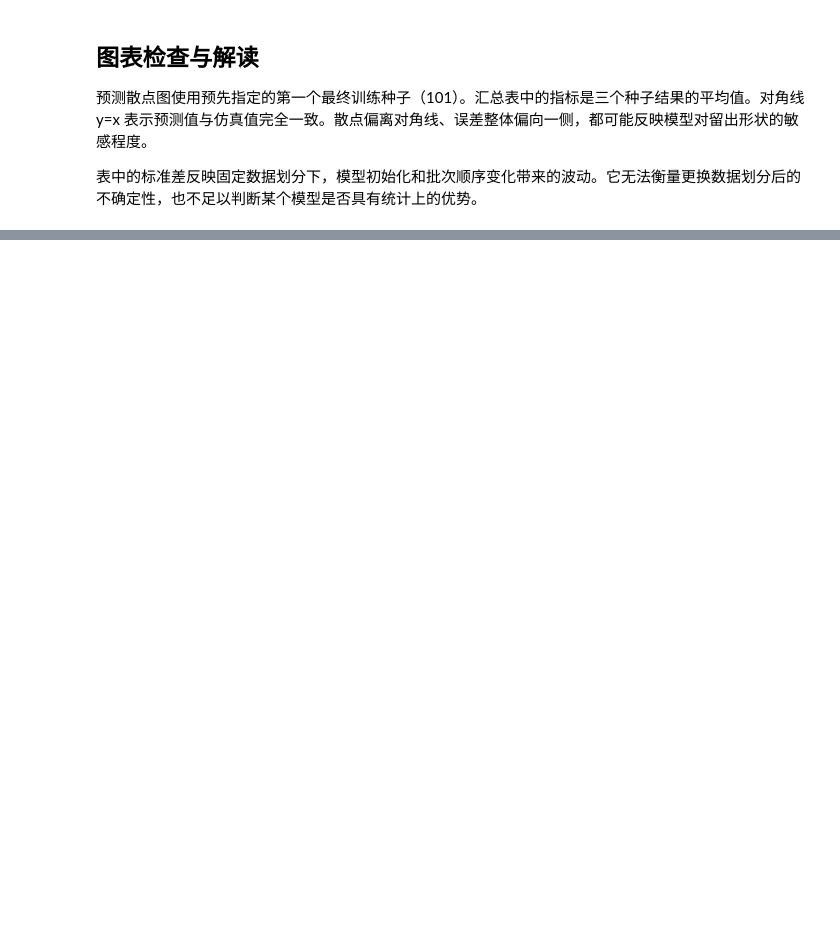
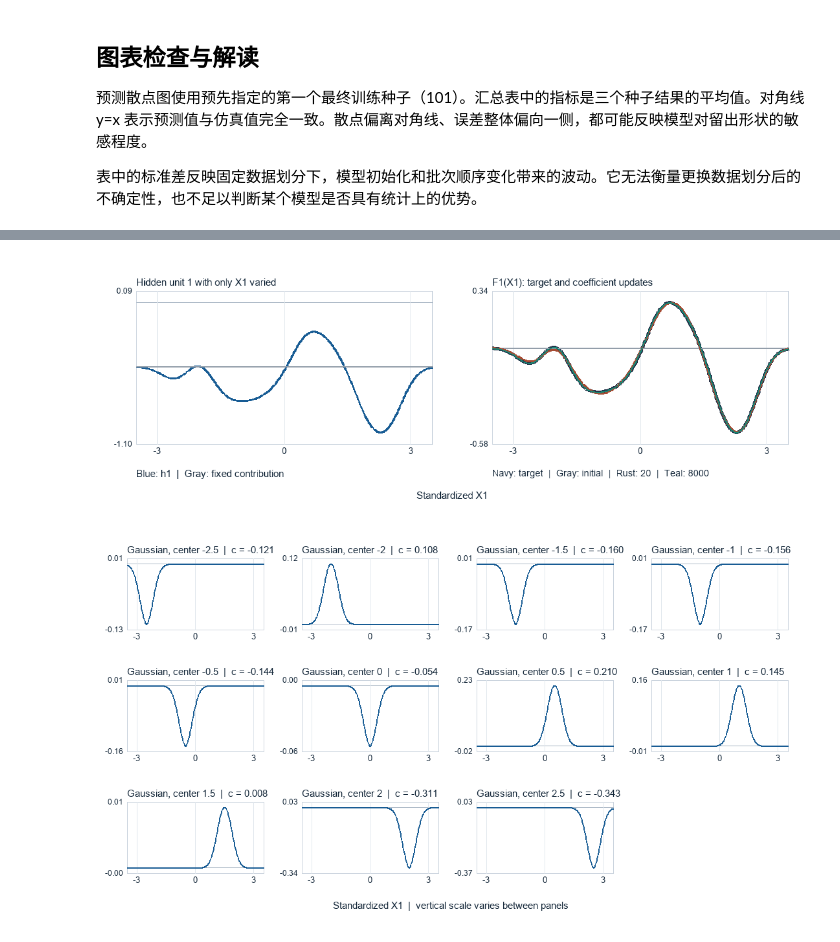
Before and after one commit to wei470/8610-Project, a Jupyter notebook: Energy_KAN.ipynb, the cells around one changed output, grey strips where cells are left out. Saved outputs shown, nothing was run; the diff lists cells and outputs as text; code cells hidden in the pictures; blank space fills up the shorter version.

```diff
--- a/Energy_KAN.ipynb
+++ b/Energy_KAN.ipynb
@@ -472,0 +486,20 @@ validation_plot()
+# %%
+row_inputs = DESIGN["row"][0]
+scan_x1 = np.linspace(-3.5, 3.5, 281)
+scan_inputs = np.repeat(row_inputs[:1].astype(np.float64), len(scan_x1), axis=0)
+scan_inputs[:, 0] = scan_x1
+
+hidden_layer = f1_demo_model.first
+hidden_output = hidden_layer.forward(scan_inputs)[:, 0]
+term_count = len(CENTERS)
+edge_basis = hidden_layer.x[:, :term_count].copy()
+trained_edge_weights = hidden_layer.weights[:term_count, 0].astype(np.float64)
+other_connections = hidden_layer.x[:, term_count:] @ hidden_layer.weights[term_count:, 0]
+fixed_contribution = other_connections + hidden_layer.bias[0]
+np.testing.assert_allclose(fixed_contribution, fixed_contribution[0])
+f1_target = hidden_output - fixed_contribution
+np.testing.assert_allclose(f1_target, edge_basis @ trained_edge_weights, atol=1e-12)
+
+print(f"固定的其他连接与偏置合计：{fixed_contribution[0]:.6f}")
+print(pd.DataFrame({"x1": scan_x1, "h1": hidden_output, "F1(x1)": f1_target})
+      .iloc[::40].round(6).to_string(index=False))
@@ -472,0 +570,57 @@ validation_plot()
+# %%
+def draw_edge_panel(draw, box, lines, title):
+    left, top, right, bottom = box
+    lo = min(0, *(float(np.min(y)) for y, _, _ in lines))
+    hi = max(0, *(float(np.max(y)) for y, _, _ in lines))
+    span = max(hi - lo, 1e-10)
+    lo, hi = lo - 0.09 * span, hi + 0.09 * span
+    def x_px(x):
+        return left + (x - scan_x1[0]) / (scan_x1[-1] - scan_x1[0]) * (right - left)
+    def y_px(y):
+        return bottom - (y - lo) / (hi - lo) * (bottom - top)
+    draw.rectangle(box, outline="#CBD4DE")
+    draw.line((left, y_px(0), right, y_px(0)), fill="#ABB8C6", width=1)
+    for tick in (-3, 0, 3):
+        xp = x_px(tick)
+        draw.line((xp, top, xp, bottom), fill="#E1E7ED", width=1)
+        draw.text((xp, bottom+5), str(tick), fill=INK, font=font(13), anchor="mt")
+    draw.text((left-6, y_px(hi),), f"{hi:.2f}", fill=INK, font=font(12), anchor="rm")
+    draw.text((left-6, y_px(lo),), f"{lo:.2f}", fill=INK, font=font(12), anchor="rm")
+    for y, color, thickness in lines:
+        draw.line([(x_px(x), y_px(v)) for x, v in zip(scan_x1, y, strict=True)],
+                  fill=color, width=thickness)
+    draw.text((left, top-22), title, fill=INK, font=font(15))
+
+canvas = Image.new("RGB", (1080, 385), "white")
+draw = ImageDraw.Draw(canvas)
+learned = edge_basis @ edge_history[checkpoints[-1]][0]
+draw_edge_panel(draw, (61, 53, 510, 285),
+                [(hidden_output, "#185C94", 3), (fixed_contribution, "#939EAA", 2)],
+                "Hidden unit 1 with only X1 varied")
+draw_edge_panel(draw, (601, 53, 1050, 285),
+                [(f1_target, "#24334A", 5), (edge_basis @ edge_history[0][0], "#939EAA", 2),
+                 (edge_basis @ edge_history[20][0], "#A54B33", 3), (learned, "#178875", 2)],
+                "F1(X1): target and coefficient updates")
+draw.text((61, 321), "Blue: h1  |  Gray: fixed contribution", fill=INK, font=font(15))
+draw.text((601, 321), "Navy: target  |  Gray: initial  |  Rust: 20  |  Teal: 8000", fill=INK, font=font(14))
+draw.text((540, 357), "Standardized X1", fill=INK, font=font(15), anchor="mt")
+path = OUT / "f1_reconstruction.png"
+canvas.save(path)
+show_png(path)
+
+canvas = Image.new("RGB", (1100, 616), "white")
+draw = ImageDraw.Draw(canvas)
+for i, name in enumerate(term_labels):
+    row, col = divmod(i, 4)
+    x0, y0 = 48 + col*270, 50 + row*188
+    component = trained_edge_weights[i] * edge_basis[:, i]
+    draw_edge_panel(draw, (x0, y0, x0+211, y0+110), [(component, "#185C94", 2)],
+                    f"{name}  |  c = {trained_edge_weights[i]:.3f}")
+draw.text((548, 580), "Standardized X1  |  vertical scale varies between panels",
+          fill=INK, font=font(15), anchor="mt")
+path = OUT / "f1_weighted_components.png"
+canvas.save(path)
+show_png(path)
+# %% [output]
+[figure, added]
+[figure, added]
```
Also changed, not shown: parts of 13 cells of this notebook, 42 other files.
